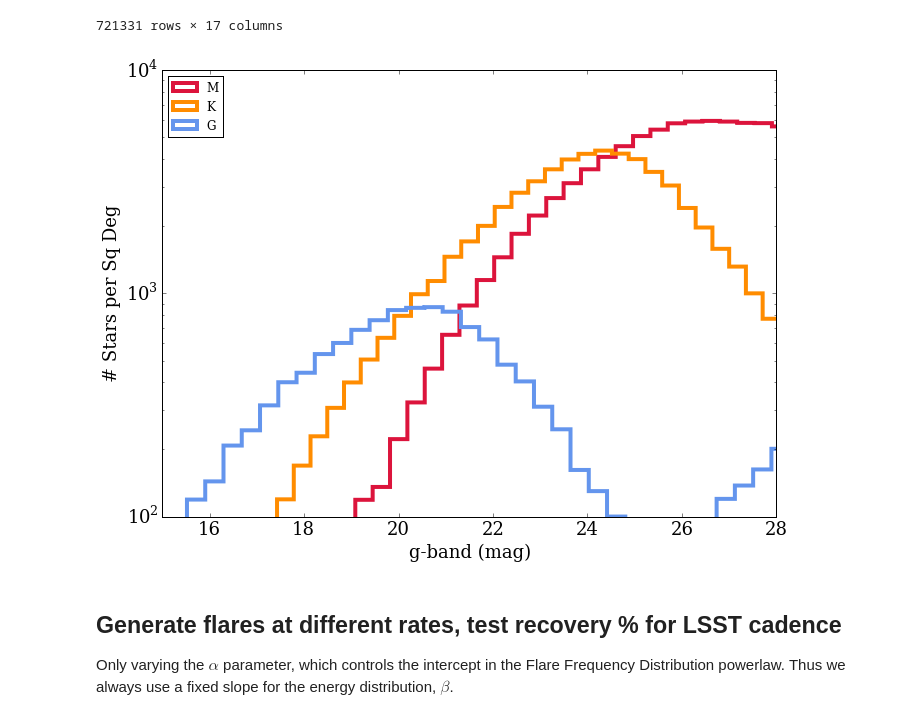
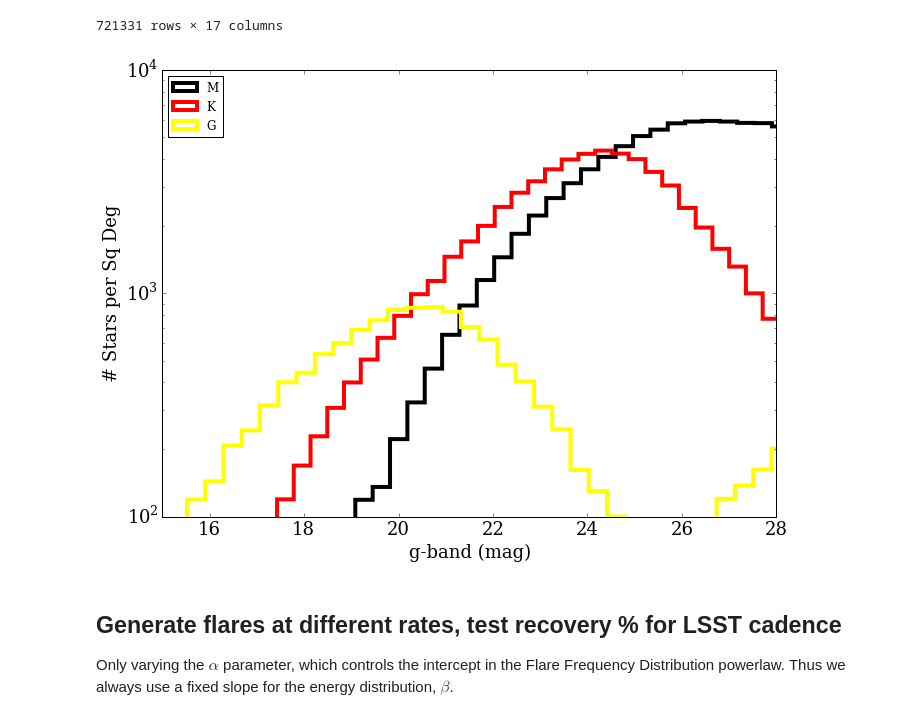
Before and after one commit to lsst-sims/MW-Flare, a Jupyter notebook: figures.ipynb, the cells around one changed output. Saved outputs shown, nothing was run; the diff lists cells and outputs as text; code cells hidden in the pictures.

```diff
--- a/figures.ipynb
+++ b/figures.ipynb
@@ -46,28 +77,29 @@ df
 # %%
 # make a histogram of # of stars versus Apparent Mag in each temperature bin (3k to 7k)
 Teff_bins = np.log10(np.arange(3000,8000,1000))
 
 fov = 3.5 # sq deg (size of Trilegal field)
 LSSTfov = 9.6
 
-clrs = ['crimson','darkorange','cornflowerblue']
+# clrs = ['crimson','darkorange','cornflowerblue']
+clrs = ['black', 'red', 'yellow']
 lbl = ['M', 'K', 'G']
 
 plt.figure(figsize=(11,8))
 for k in range(len(Teff_bins)-2):
     x = np.where((df['logg'] >= 4) & (df['logTe'] >= Teff_bins[k]) & (df['logTe'] < Teff_bins[k+1]))
     _ = plt.hist(df['g'].values[x], bins=50, color=clrs[k], histtype='step', lw=4,
                  weights=np.ones(len(x[0]))/3.5, label = lbl[k])
 plt.yscale('log')
 plt.xlim(15,28)
 plt.ylim(1e2,1e4)
 plt.xlabel('g-band (mag)')
 plt.ylabel('# Stars per Sq Deg')
 plt.legend(fontsize=12, loc=2)
 
 plt.savefig('b-20_GKM.pdf', dpi=300, rasterized=True, bbox_inches='tight', pad_inches=0.5)
 # %% [output]
-[figure, old version]
+[figure, new version]
 # %% [markdown]
 ## Generate flares at different rates, test recovery % for LSST cadence
 
```
Also changed, not shown: parts of 18 cells of this notebook, 1 other file.
